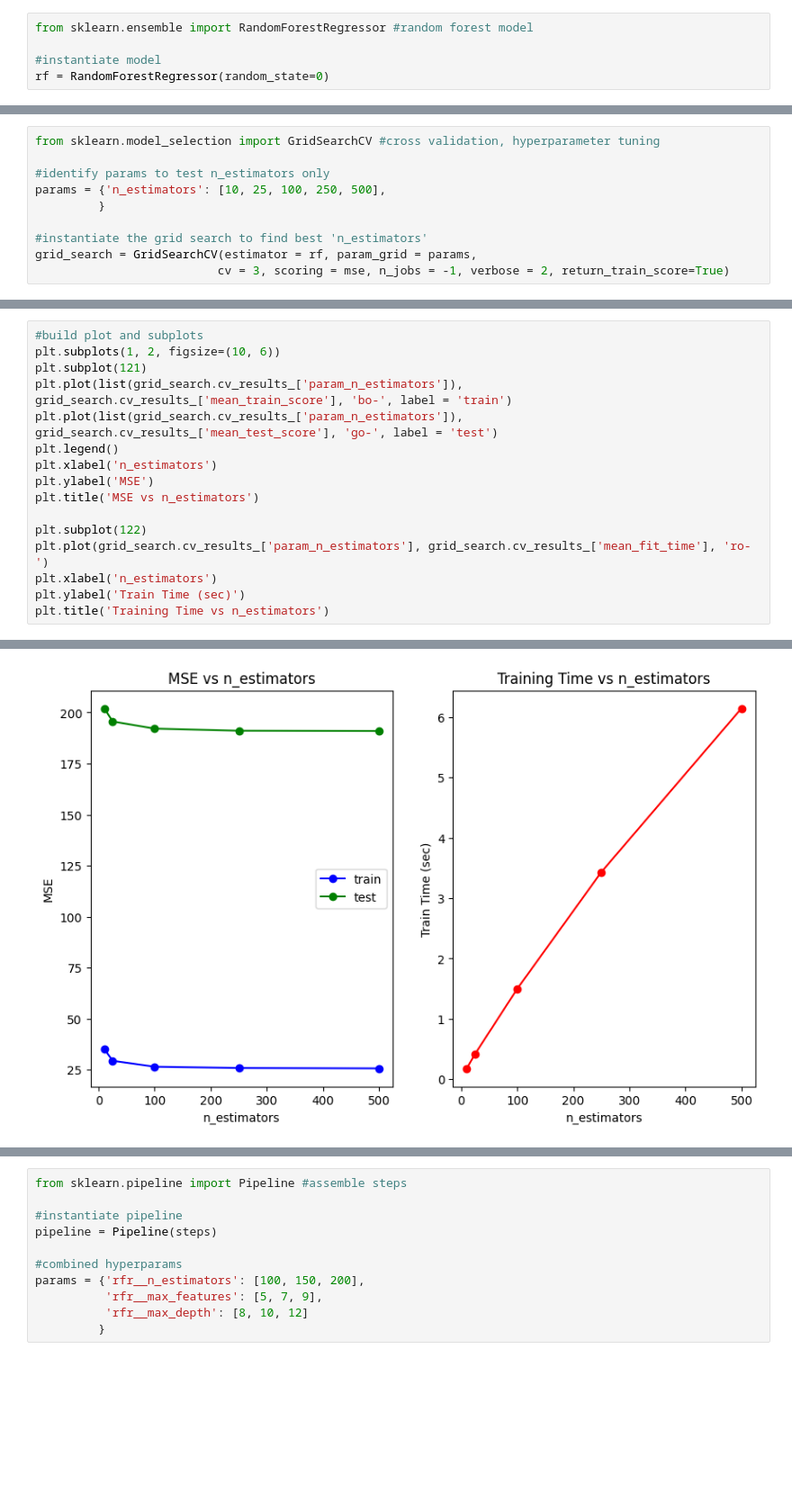
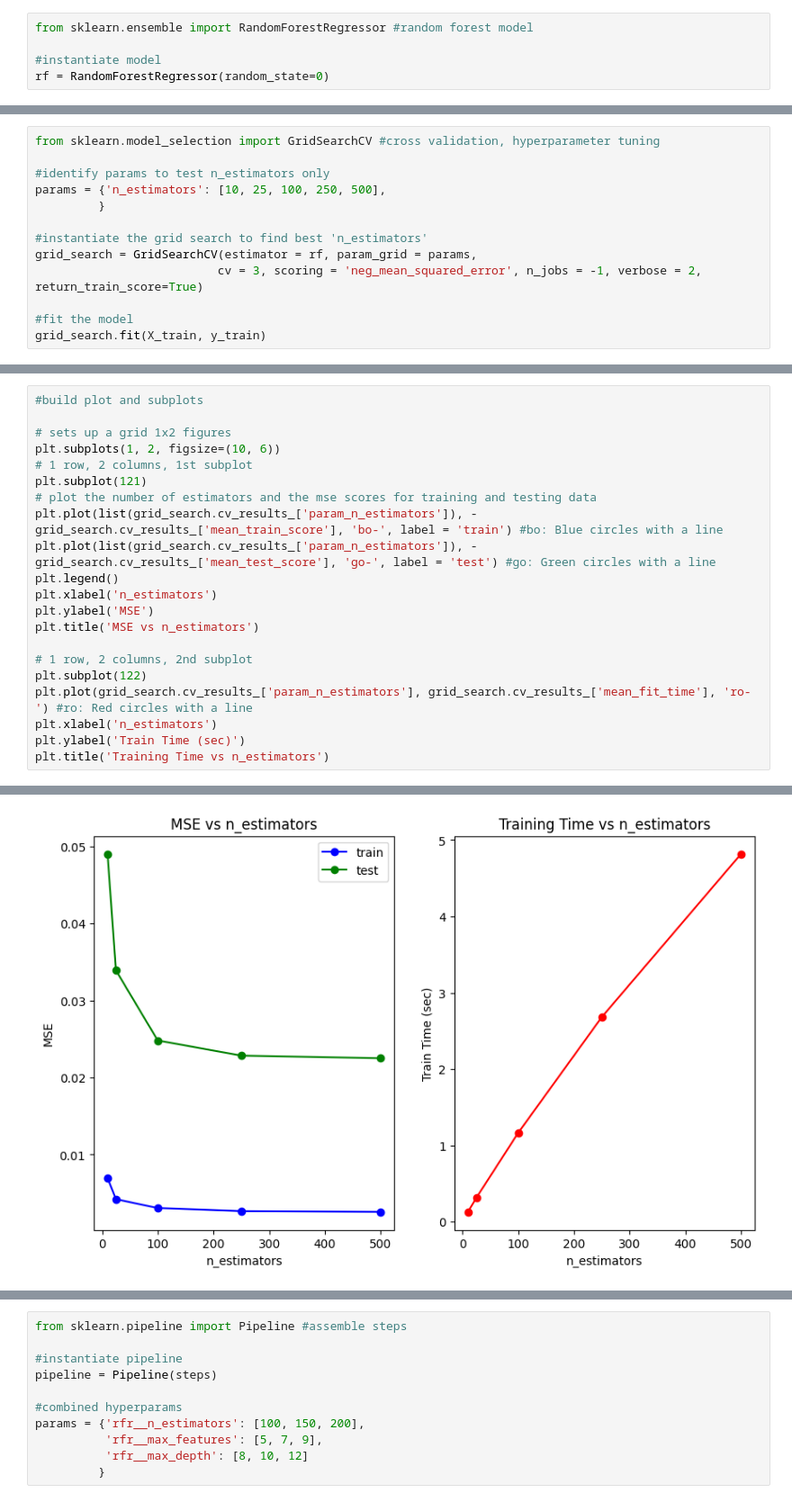
Before and after one commit to Krescenskok/DataScienceSessions, a Jupyter notebook: RandomForestAnalysis.ipynb, the cells around one changed output, grey strips where cells are left out. Shown at 90% size. Drawn from its saved outputs; the diff is of its cells as text; blank space fills up the shorter version.

```diff
--- a/RandomForestAnalysis.ipynb
+++ b/RandomForestAnalysis.ipynb
@@ -595,4 +575,7 @@ params = {'n_estimators': [10, 25, 100, 250, 500],
 
 #instantiate the grid search to find best 'n_estimators'
 grid_search = GridSearchCV(estimator = rf, param_grid = params,
-                          cv = 3, scoring = mse, n_jobs = -1, verbose = 2, return_train_score=True)
+                          cv = 3, scoring = 'neg_mean_squared_error', n_jobs = -1, verbose = 2, return_train_score=True)
+
+#fit the model
+grid_search.fit(X_train, y_train)
@@ -609,21 +594,26 @@ GridSearchCV(cv=3, estimator=RandomForestRegressor(random_state=0), n_jobs=-1,
 # %%
 #build plot and subplots
+
+# sets up a grid 1x2 figures
 plt.subplots(1, 2, figsize=(10, 6))
+# 1 row, 2 columns, 1st subplot
 plt.subplot(121)
-plt.plot(list(grid_search.cv_results_['param_n_estimators']), grid_search.cv_results_['mean_train_score'], 'bo-', label = 'train')
-plt.plot(list(grid_search.cv_results_['param_n_estimators']), grid_search.cv_results_['mean_test_score'], 'go-', label = 'test')
+# plot the number of estimators and the mse scores for training and testing data
+plt.plot(list(grid_search.cv_results_['param_n_estimators']), -grid_search.cv_results_['mean_train_score'], 'bo-', label = 'train') #bo: Blue circles with a line
+plt.plot(list(grid_search.cv_results_['param_n_estimators']), -grid_search.cv_results_['mean_test_score'], 'go-', label = 'test') #go: Green circles with a line
 plt.legend()
 plt.xlabel('n_estimators')
 plt.ylabel('MSE')
 plt.title('MSE vs n_estimators')
 
+# 1 row, 2 columns, 2nd subplot
 plt.subplot(122)
-plt.plot(grid_search.cv_results_['param_n_estimators'], grid_search.cv_results_['mean_fit_time'], 'ro-')
+plt.plot(grid_search.cv_results_['param_n_estimators'], grid_search.cv_results_['mean_fit_time'], 'ro-') #ro: Red circles with a line
 plt.xlabel('n_estimators')
 plt.ylabel('Train Time (sec)')
 plt.title('Training Time vs n_estimators')
 # %% [output]
 Text(0.5, 1.0, 'Training Time vs n_estimators')
-[figure, old version]
+[figure, new version]
 # %%
 #identify params to test max features only
```
Also changed, not shown: parts of 48 cells of this notebook, 1 other file.
